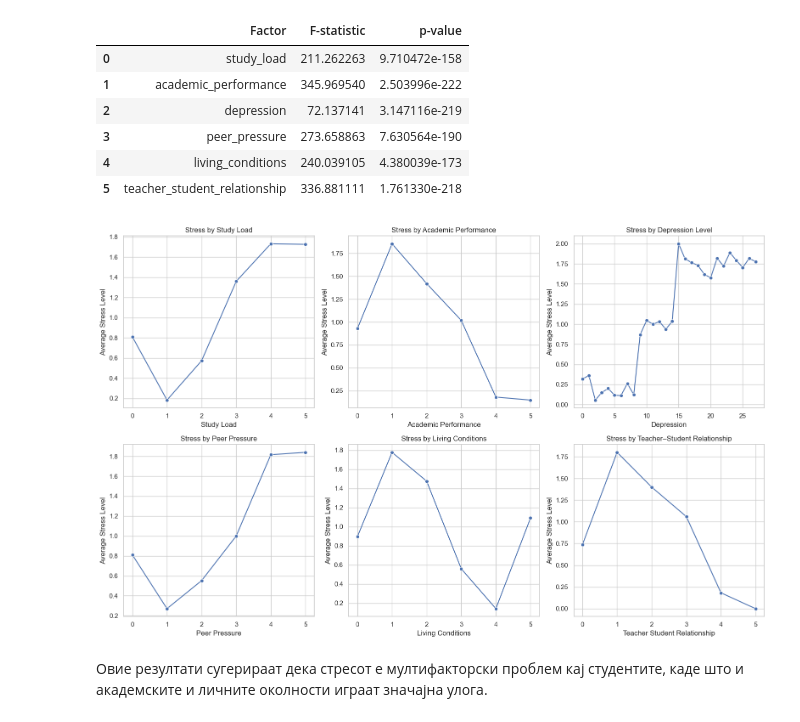
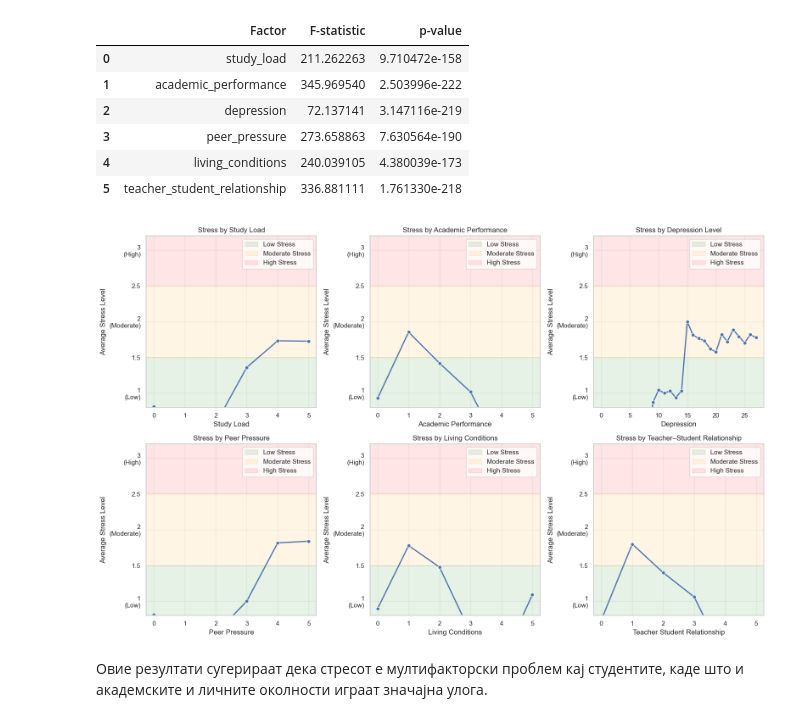
Before and after one commit to stojanovs/student_stress_monitoring, a Jupyter notebook: Student_Stress_Analysis.ipynb, the cells around one changed output. Saved outputs shown, nothing was run; the diff lists cells and outputs as text; code cells hidden in the pictures.

```diff
--- a/Student_Stress_Analysis.ipynb
+++ b/Student_Stress_Analysis.ipynb
@@ -438,37 +438,48 @@ factors = [
     'living_conditions',
     'teacher_student_relationship'
 ]
-
 titles = [
     "Stress by Study Load",
     "Stress by Academic Performance",
     "Stress by Depression Level",
     "Stress by Peer Pressure",
     "Stress by Living Conditions",
     "Stress by Teacher–Student Relationship"
 ]
 
 plt.figure(figsize=(16, 10))
 
 for i, factor in enumerate(factors):
     avg_df = df.groupby(factor)['stress_level'].mean().reset_index()
 
     plt.subplot(2, 3, i+1)
+
+    # Бојни зони
+    plt.axhspan(0, 1.5, color='green', alpha=0.1, label='Low Stress')
+    plt.axhspan(1.5, 2.5, color='orange', alpha=0.1, label='Moderate Stress')
+    plt.axhspan(2.5, 3.5, color='red', alpha=0.1, label='High Stress')
+
     sns.lineplot(
         x=factor,
         y='stress_level',
         data=avg_df,
-        marker='o'
+        marker='o',
+        linewidth=2
     )
+
     plt.title(titles[i])
     plt.xlabel(factor.replace("_", " ").title())
     plt.ylabel("Average Stress Level")
-    plt.grid(True)
+
+    plt.yticks([1, 1.5, 2, 2.5, 3], ['1\n(Low)', '1.5', '2\n(Moderate)', '2.5', '3\n(High)'])
+    plt.ylim(0.8, 3.2)
+
+    plt.grid(True, alpha=0.3)
 
 plt.tight_layout()
 plt.show()
 # %% [output]
-[figure, old version]
+[figure, new version]
 # %% [markdown]
 Овие резултати сугерираат дека стресот е мултифакторски проблем кај студентите, каде што и академските и личните околности играат значајна улога.
 # %% [markdown]
```
Also changed, not shown: parts of 4 cells of this notebook.
